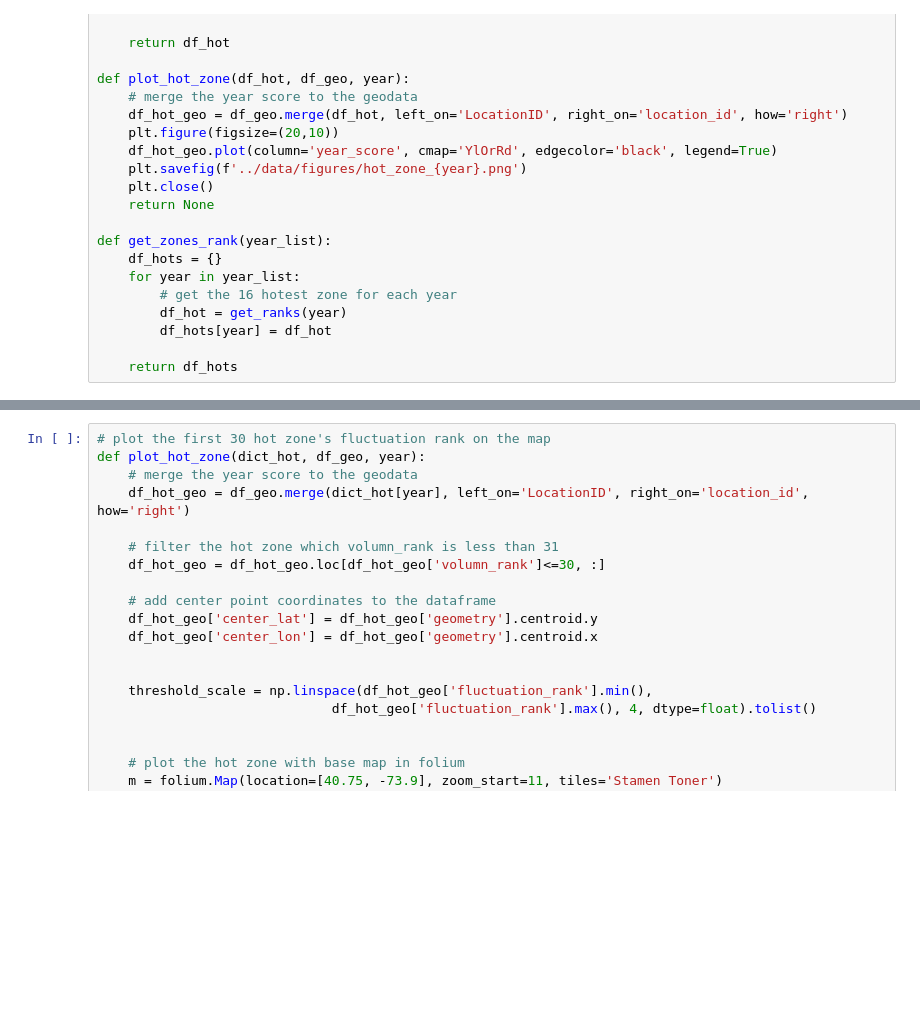
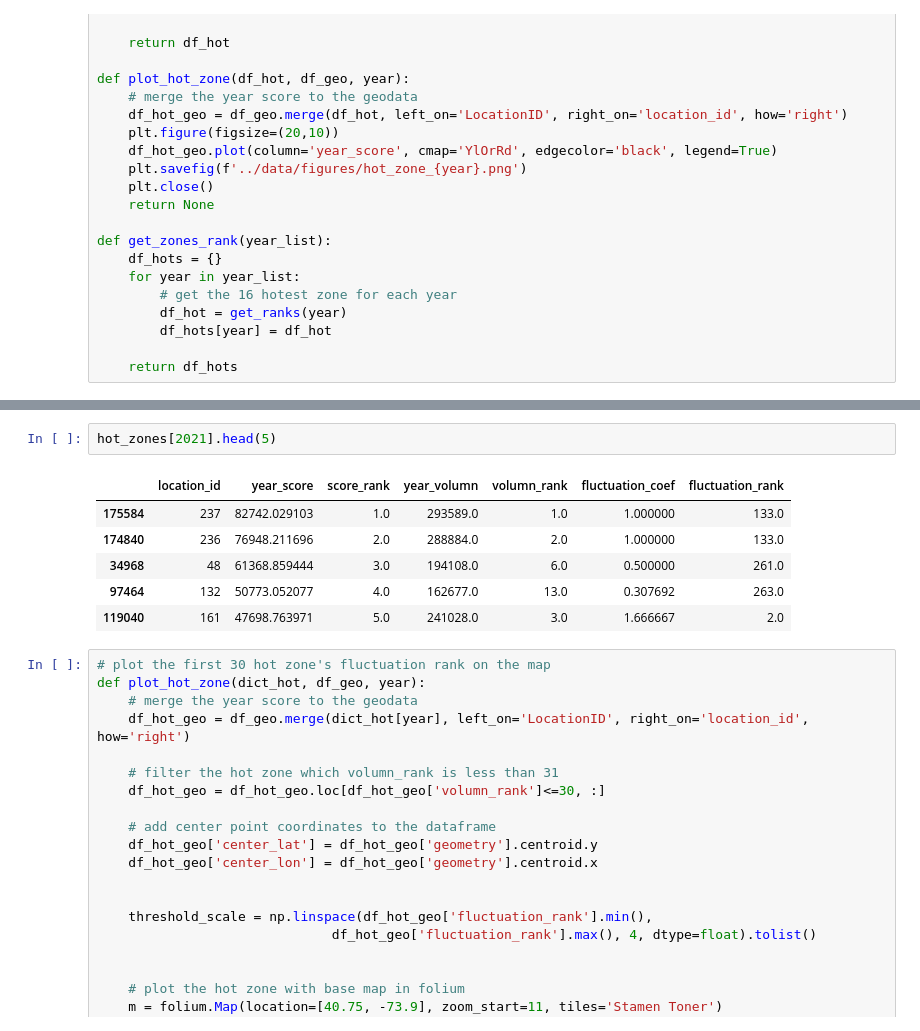
Before and after one commit to HoraceWuu/NYC_taxi_analyze, a Jupyter notebook: code/main.ipynb, the cells around one changed output, grey strips where cells are left out. Cells and saved outputs as stored; diff of their text form; blank space fills up the shorter version.

```diff
--- a/code/main.ipynb
+++ b/code/main.ipynb
@@ -177,3 +184,12 @@ hot_zones = get_zones_rank(range(2017, 2022))
+# %%
+hot_zones[2021].head(5)
+# %% [output]
+|  | location_id | year_score | score_rank | year_volumn | volumn_rank | fluctuation_coef | fluctuation_rank |
+| 175584 | 237 | 82742.029103 | 1.0 | 293589.0 | 1.0 | 1.000000 | 133.0 |
+| 174840 | 236 | 76948.211696 | 2.0 | 288884.0 | 2.0 | 1.000000 | 133.0 |
+| 34968 | 48 | 61368.859444 | 3.0 | 194108.0 | 6.0 | 0.500000 | 261.0 |
+| 97464 | 132 | 50773.052077 | 4.0 | 162677.0 | 13.0 | 0.307692 | 263.0 |
+| 119040 | 161 | 47698.763971 | 5.0 | 241028.0 | 3.0 | 1.666667 | 2.0 |
 # %%
 # plot the first 30 hot zone's fluctuation rank on the map
 def plot_hot_zone(dict_hot, df_geo, year):
```
Also changed, not shown: parts of 2 cells of this notebook, 3 other files.
